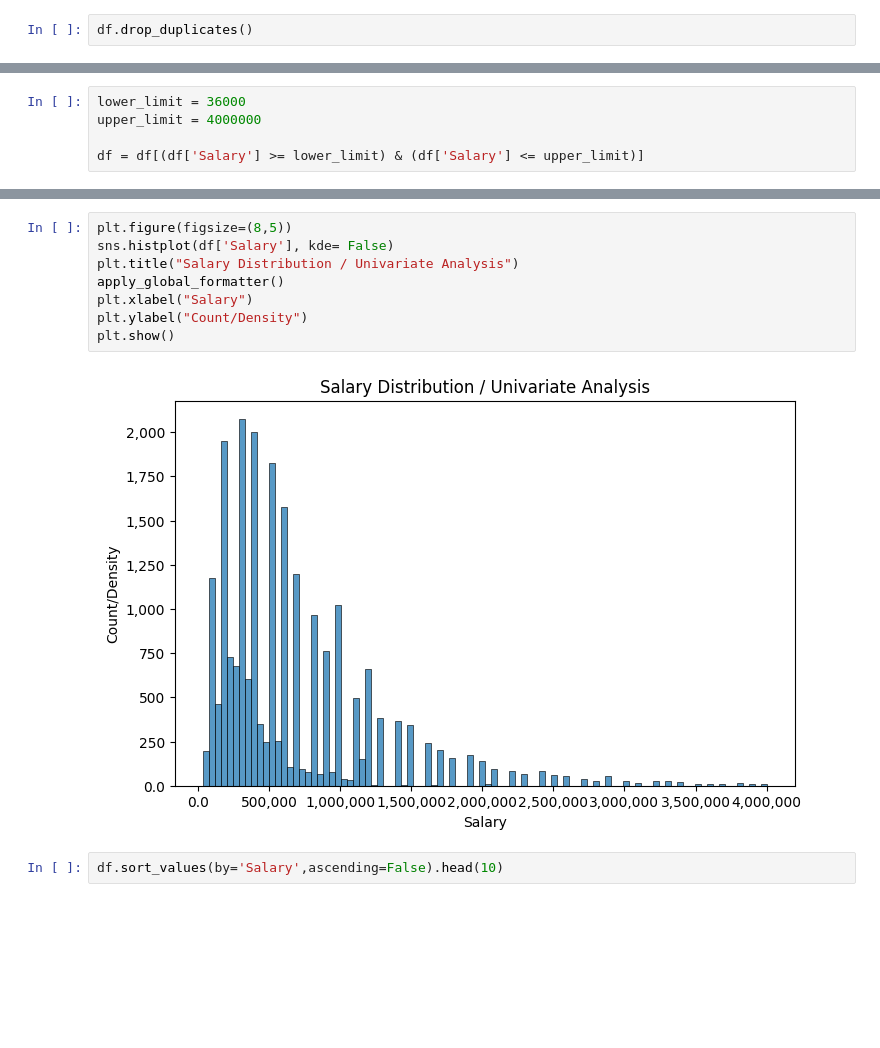
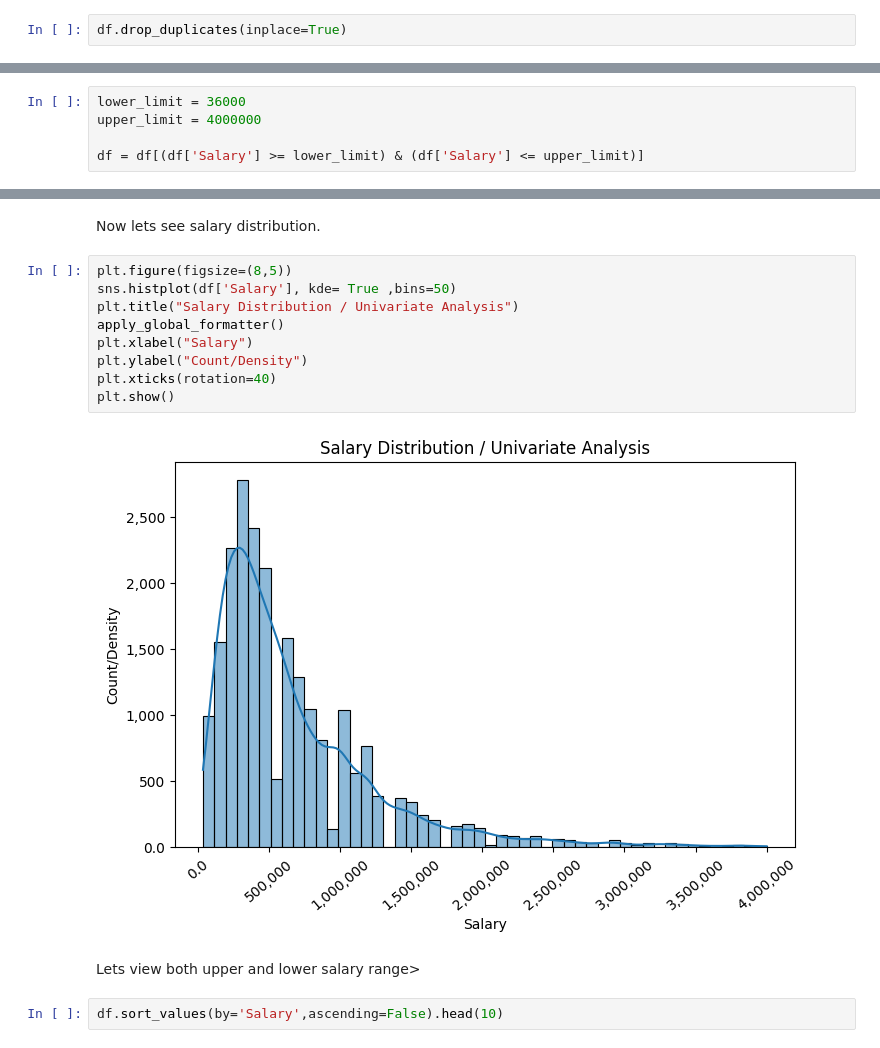
Before and after one commit to HetalVinchhi/salary-analysis, a Jupyter notebook: 01-salary_outlier detection.ipynb, the cells around one changed output, grey strips where cells are left out. Drawn from its saved outputs; the diff is of its cells as text; blank space fills up the shorter version.

```diff
--- a/01-salary_outlier detection.ipynb
+++ b/01-salary_outlier detection.ipynb
@@ -116,4 +102,4 @@ dtype: int64
 
 Remove excat dulicate rows to avoid double counting
 # %%
-df.drop_duplicates()
+df.drop_duplicates(inplace=True)
@@ -264,13 +219,18 @@ plt.show()
+# %% [markdown]
+Now lets see salary distribution.
 # %%
 plt.figure(figsize=(8,5))
-sns.histplot(df['Salary'], kde= False)
+sns.histplot(df['Salary'], kde= True ,bins=50)
 plt.title("Salary Distribution / Univariate Analysis")
 apply_global_formatter()
 plt.xlabel("Salary")
 plt.ylabel("Count/Density")
+plt.xticks(rotation=40)
 plt.show()
 # %% [output]
-[figure, old version]
+[figure, new version]
+# %% [markdown]
+Lets view both upper and lower salary range>
 # %%
 df.sort_values(by='Salary',ascending=False).head(10)
 # %% [output]
```
Also changed, not shown: parts of 23 cells of this notebook.
